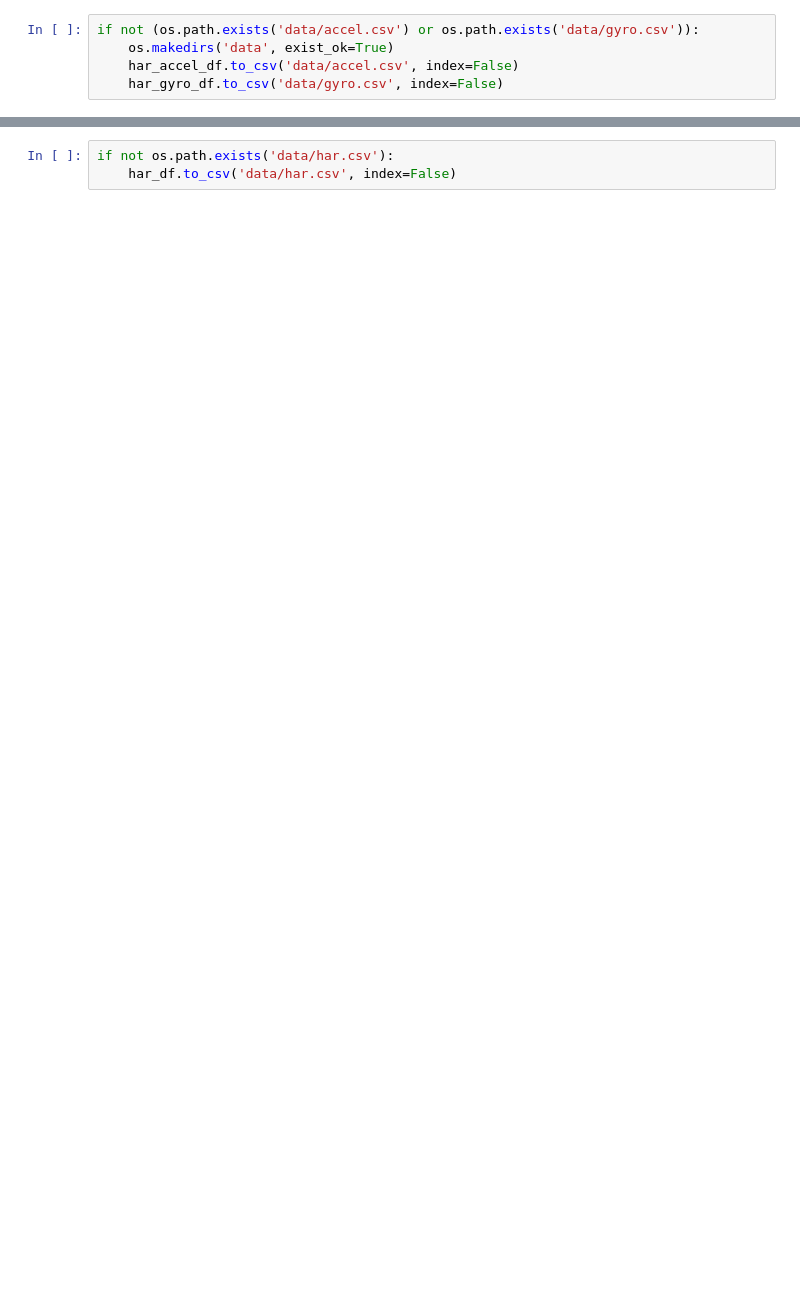
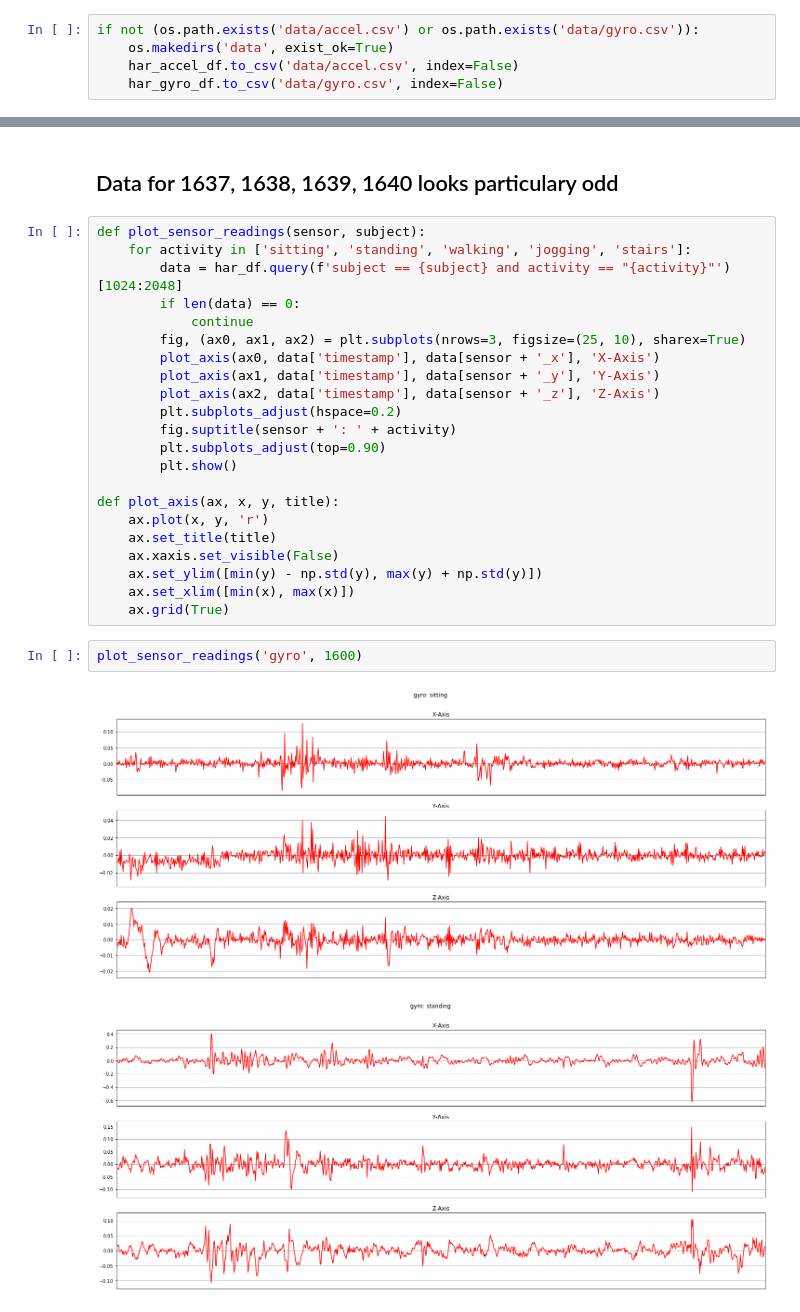
Before and after one commit to rayed-therap/human-activity-recognition-smartwartch, a Jupyter notebook: prepare_data.ipynb, the cells around one changed output, grey strips where cells are left out. Cells and saved outputs as stored; diff of their text form; blank space fills up the shorter version.

```diff
--- a/prepare_data.ipynb
+++ b/prepare_data.ipynb
@@ -66,3 +95,29 @@ with pd.option_context('display.max_rows', None):
-# %%
-if not os.path.exists('data/har.csv'):
-    har_df.to_csv('data/har.csv', index=False)
+# %% [markdown]
+## Data for 1637, 1638, 1639, 1640 looks particulary odd
+# %%
+def plot_sensor_readings(sensor, subject):
+    for activity in ['sitting', 'standing', 'walking', 'jogging', 'stairs']:
+        data = har_df.query(f'subject == {subject} and activity == "{activity}"')[1024:2048]
+        if len(data) == 0:
+            continue
+        fig, (ax0, ax1, ax2) = plt.subplots(nrows=3, figsize=(25, 10), sharex=True)
+        plot_axis(ax0, data['timestamp'], data[sensor + '_x'], 'X-Axis')
+        plot_axis(ax1, data['timestamp'], data[sensor + '_y'], 'Y-Axis')
+        plot_axis(ax2, data['timestamp'], data[sensor + '_z'], 'Z-Axis')
+        plt.subplots_adjust(hspace=0.2)
+        fig.suptitle(sensor + ': ' + activity)
+        plt.subplots_adjust(top=0.90)
+        plt.show()
+
+def plot_axis(ax, x, y, title):
+    ax.plot(x, y, 'r')
+    ax.set_title(title)
+    ax.xaxis.set_visible(False)
+    ax.set_ylim([min(y) - np.std(y), max(y) + np.std(y)])
+    ax.set_xlim([min(x), max(x)])
+    ax.grid(True)
+# %%
+plot_sensor_readings('gyro', 1600)
+# %% [output]
+[figure, added]
+[figure, added]
```
Also changed, not shown: parts of 30 cells of this notebook, 2 other files.
